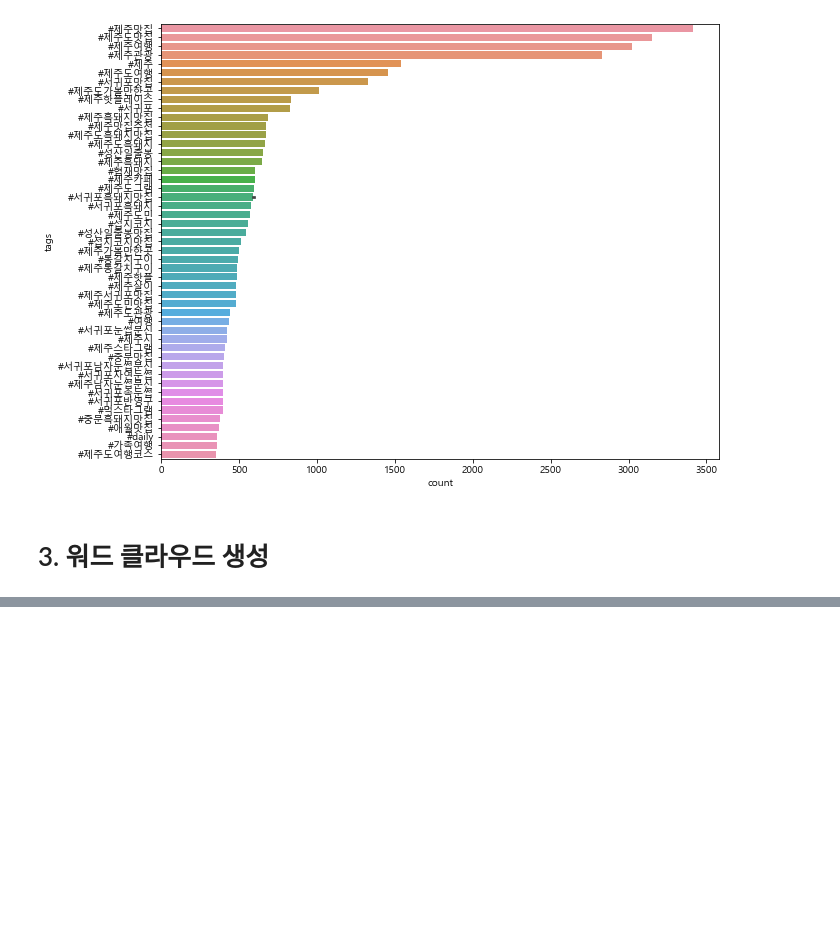
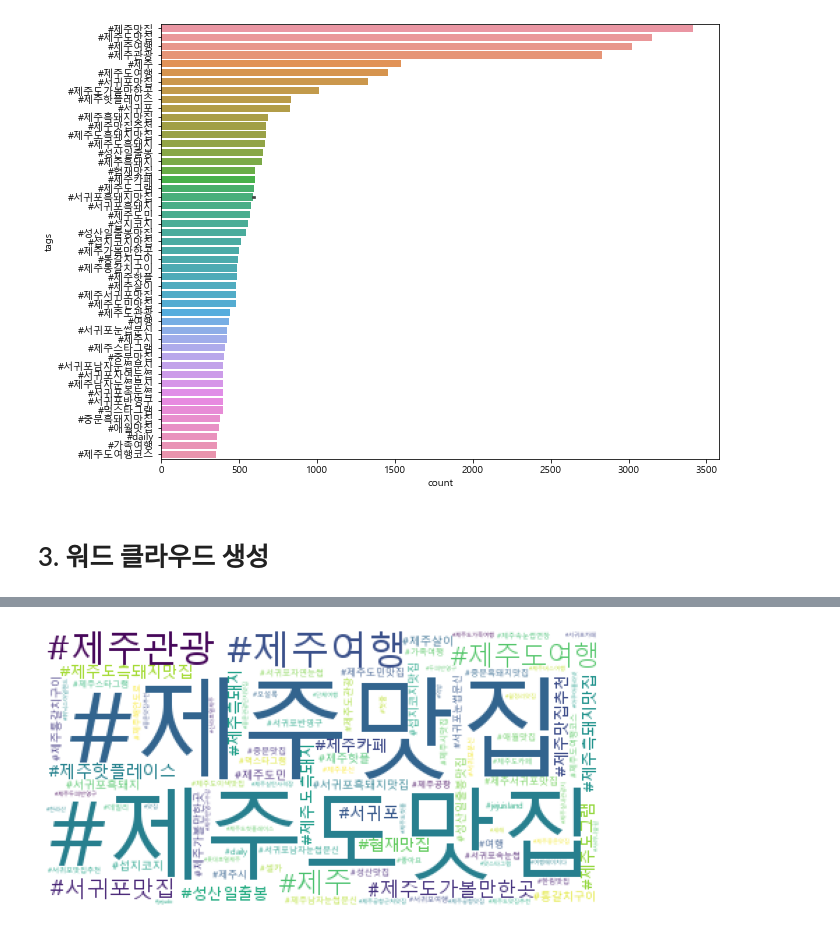
Before and after one commit to powpoww/TIL, a Jupyter notebook: 수업/데이터플랫폼/데이터분석실무_파이썬/5_Jeju_Hotplace_2_ex_word_cloud.ipynb, the cells around one changed output, grey strips where cells are left out. Saved outputs shown, nothing was run; the diff lists cells and outputs as text; code cells hidden in the pictures; blank space fills up the shorter version.

```diff
--- a/수업/데이터플랫폼/데이터분석실무_파이썬/5_Jeju_Hotplace_2_ex_word_cloud.ipynb
+++ b/수업/데이터플랫폼/데이터분석실무_파이썬/5_Jeju_Hotplace_2_ex_word_cloud.ipynb
@@ -166,0 +155,14 @@ ERROR: Command errored out with exit status 1: 'C:\Users\GW\anaconda3\python.exe
+# %%
+font_path = 'c://Windows/Fonts/malgun.ttf'
+
+wordcloud = WordCloud(font_path = font_path, background_color='white',
+                      width=400, height=200, relative_scaling=0.5,
+                     max_words=100).generate_from_frequencies(tag_total_selected)
+# %%
+plt.figure(figsize=(10,8))
+plt.imshow(wordcloud)
+plt.axis('off')
+#plt.savefig('./files/2_tag-wordcloud.png')
+plt.show()
+# %% [output]
+[figure, added]
```
Also changed, not shown: parts of 2 cells of this notebook, 3 other files.
